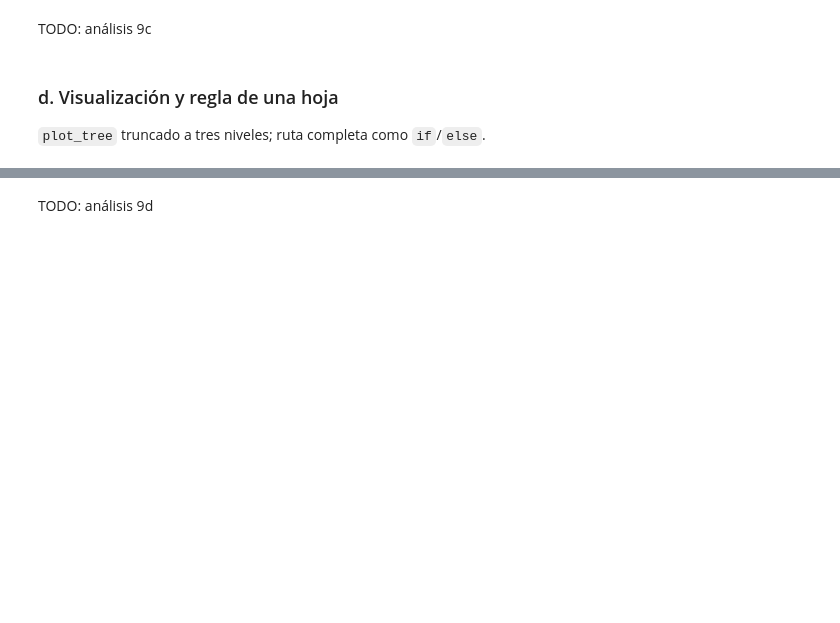
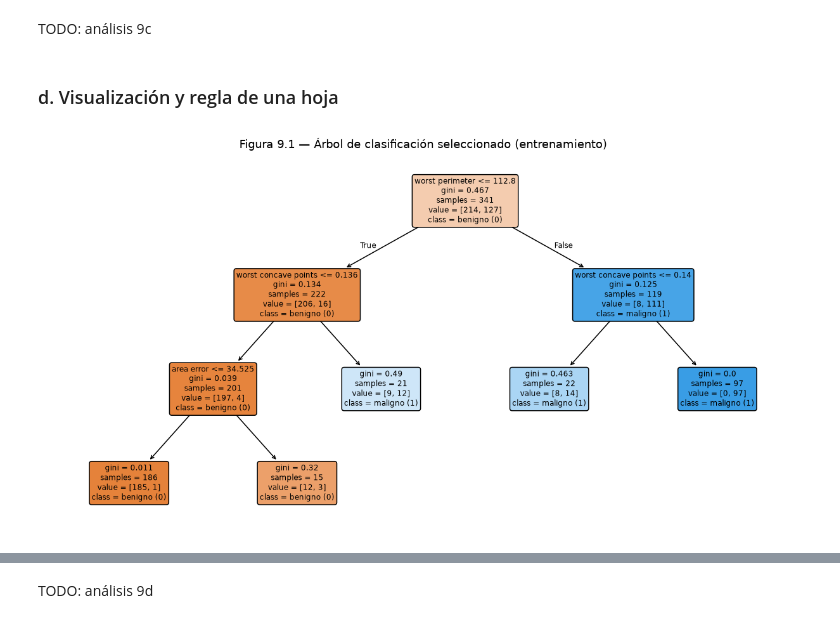
Before and after one commit to Over-HCV/ML-I, a Jupyter notebook: content/docs/workshop-02/notebook/Taller_2_Notebook.ipynb, the cells around one changed output, grey strips where cells are left out. Drawn from its saved outputs; the diff is of its cells as text; code cells hidden in the pictures; blank space fills up the shorter version.

```diff
--- a/content/docs/workshop-02/notebook/Taller_2_Notebook.ipynb
+++ b/content/docs/workshop-02/notebook/Taller_2_Notebook.ipynb
@@ -479,0 +911,21 @@ Mayor ROC-AUC de validación; desempate: menor profundidad real, menos hojas, or
+# %%
+sel_arbol_clf = seleccionar(
+    tabla_9a, [("ROC-AUC val.", False), ("Profundidad real", True), ("Hojas", True)]
+)
+arbol_clf = arboles_clf[sel_arbol_clf.name]
+empate_arb = np.isclose(tabla_9a["ROC-AUC val."], sel_arbol_clf["ROC-AUC val."], rtol=0, atol=1e-10)
+print(f"Árbol seleccionado: fila {sel_arbol_clf.name} — max_depth={sel_arbol_clf['max_depth']}, "
+      f"min_samples_leaf={sel_arbol_clf['min_samples_leaf']} "
+      f"(ROC-AUC validación = {sel_arbol_clf['ROC-AUC val.']:.4f}, "
+      f"profundidad real = {sel_arbol_clf['Profundidad real']}, hojas = {sel_arbol_clf['Hojas']})")
+print(f"Filas empatadas en el ROC-AUC máximo: {tabla_9a.index[empate_arb].tolist()}")
+
+registrar("ArbolClfMaxDepth", str(sel_arbol_clf["max_depth"]))
+registrar("ArbolClfMinLeaf", int(sel_arbol_clf["min_samples_leaf"]))
+registrar("ArbolClfProf", int(sel_arbol_clf["Profundidad real"]))
+registrar("ArbolClfHojas", int(sel_arbol_clf["Hojas"]))
+registrar("ArbolClfAUCTr", sel_arbol_clf["ROC-AUC ent."])
+registrar("ArbolClfAUCVal", sel_arbol_clf["ROC-AUC val."])
+registrar("ArbolClfFUnoTr", sel_arbol_clf["F1 ent. (t=0.5)"])
+registrar("ArbolClfFUnoVal", sel_arbol_clf["F1 val. (t=0.5)"])
+_ = registrar("ArbolClfEmpatados", int(empate_arb.sum()))
@@ -489,5 +993,3 @@ Mismos siete umbrales y desempates; comparación de costo con la logística.
 TODO: análisis 9c
 # %% [markdown]
 ### d. Visualización y regla de una hoja
-
-`plot_tree` truncado a tres niveles; ruta completa como `if`/`else`.
@@ -495,0 +996,16 @@ TODO: análisis 9c
+# %%
+fig, ax = plt.subplots(figsize=(14, 7))
+plot_tree(
+    arbol_clf, max_depth=3, feature_names=list(Xc_train.columns),
+    class_names=["benigno (0)", "maligno (1)"], filled=True, rounded=True,
+    impurity=True, proportion=False, fontsize=8, ax=ax,
+)
+truncado = arbol_clf.get_depth() > 3
+ax.set_title(
+    "Figura 9.1 — Árbol de clasificación seleccionado (entrenamiento)"
+    + (f"\nVisualización truncada a 3 niveles; profundidad real = {arbol_clf.get_depth()}" if truncado else "")
+)
+guardar_fig(fig, "ex9_arbol")
+plt.show()
+# %% [output]
+[figure, added]
```
Also changed, not shown: parts of 78 cells of this notebook, 19 other files.
